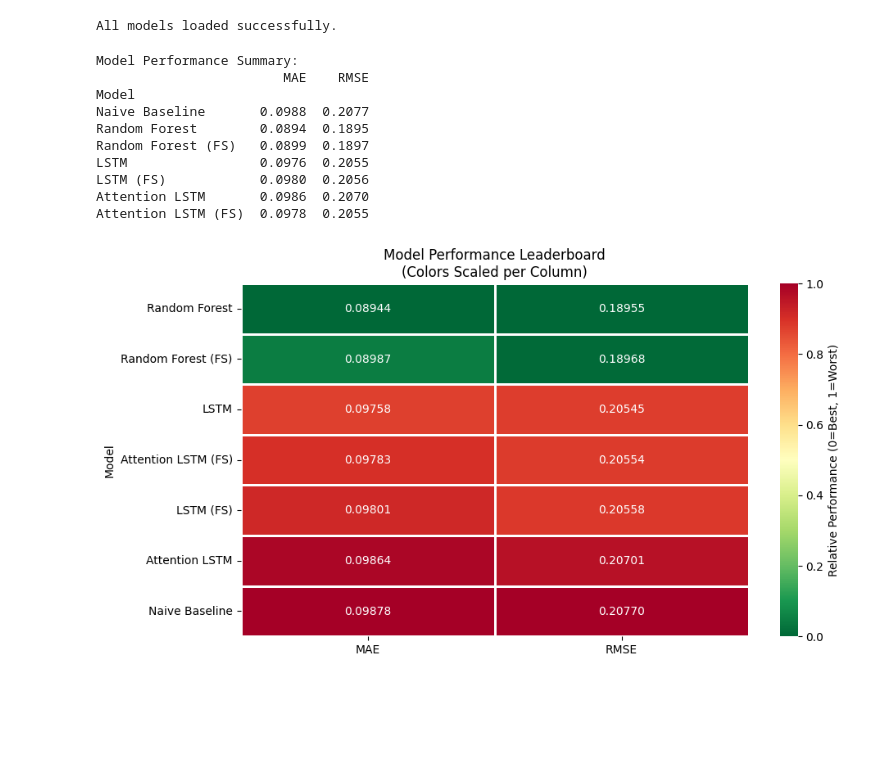
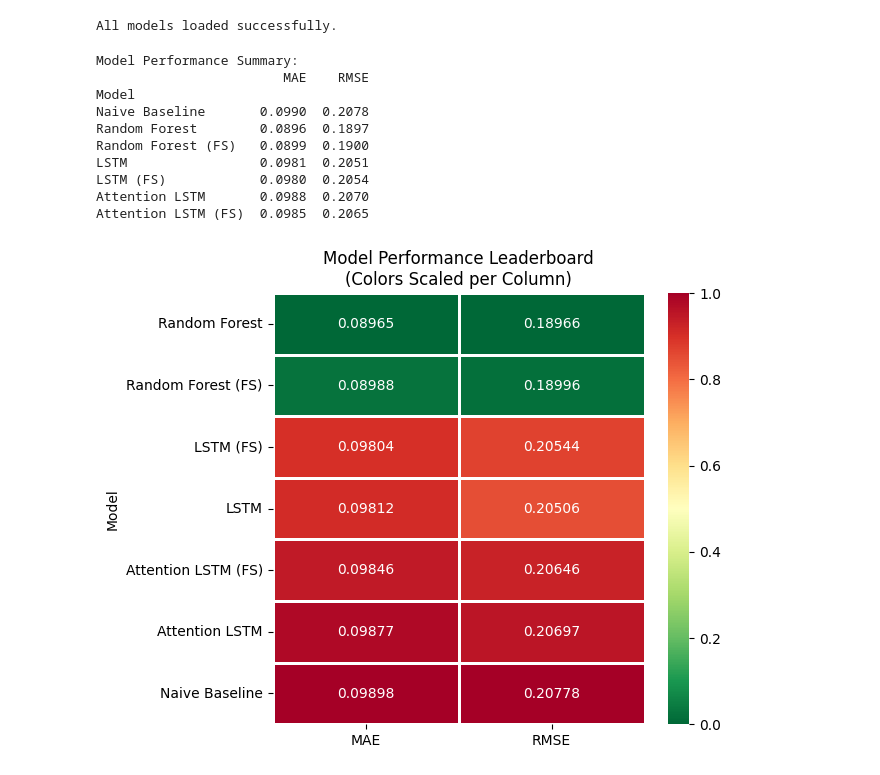
Before and after one commit to ICAI-IMAT-XAI/final-project-IgnacioBayon, a Jupyter notebook: notebooks/predict_difference.ipynb, the cells around one changed output. Saved outputs shown, nothing was run; the diff lists cells and outputs as text; code cells hidden in the pictures; blank space fills up the shorter version.

```diff
--- a/notebooks/predict_difference.ipynb
+++ b/notebooks/predict_difference.ipynb
@@ -406,12 +419,12 @@ SEQ_LEN = 21
 FEATURE_COLS_REDUCED = [
     "LogReturn",
     "RealisedVolatility",
-    # "RSI_14",
+    "RSI_14",
     "BB_Width",
     "MACD",
     # "YZVolatility",
     # "Log_CO",
-    "Log_HL",
+    # "Log_HL",
 ]
 keep_indices = [
     FEATURE_COLS.index(col) for col in FEATURE_COLS_REDUCED
@@ -669,49 +679,49 @@ metrics_df.sort_values(by='MAE', inplace=True)
 df_colors = metrics_df.apply(lambda x: (x - x.min()) / (x.max() - x.min()))
 
 # 2. Plot
-plt.figure(figsize=(10, len(metrics_df) * 0.8)) # Adjust height based on number of models
+plt.figure(figsize=(6, len(metrics_df) * 0.8)) # Adjust height based on number of models
 sns.heatmap(
     data=df_colors,      # <--- The COLORS come from the normalized data
     annot=metrics_df,    # <--- The LABELS come from the original data
     fmt=".5f",           # Format the numbers (5 decimal places)
     cmap="RdYlGn_r",     # Reversed: Green = Low (Good), Red = High (Bad)
     linewidths=1,        # Add spacing lines
-    cbar_kws={'label': 'Relative Performance (0=Best, 1=Worst)'}
+    # cbar_kws={'label': 'Relative Performance (0=Best, 1=Worst)'}
 )
 plt.title("Model Performance Leaderboard\n(Colors Scaled per Column)")
 plt.show()
 
 # Another plot for % of improvement over baseline
 baseline_mae = model_metrics[0]['MAE']
 improvement_data = {
     'Model': [],
     'MAE Improvement (%)': []
 }
 for metric in model_metrics:
     improvement_pct = ((baseline_mae - metric['MAE']) / baseline_mae) * 100
     improvement_data['Model'].append(metric['Model'])
     improvement_data['MAE Improvement (%)'].append(improvement_pct)
 improvement_df = pd.DataFrame(improvement_data).set_index('Model')
-plt.figure(figsize=(10, len(improvement_df) * 0.8))
+plt.figure(figsize=(6, len(improvement_df) * 0.8))
 sns.heatmap(
     data=improvement_df.sort_values(by='MAE Improvement (%)', ascending=False),
     annot=True,
     fmt=".2f",
     cmap="Greens",
     linewidths=1,
     cbar_kws={'label': 'MAE Improvement (%)'}
 )
 plt.title("Model MAE Improvement over Baseline (%)")
 plt.show()
 # %% [output]
 Model Performance Summary:
                         MAE    RMSE
 Model
-Naive Baseline       0.0988  0.2077
-Random Forest        0.0894  0.1895
-Random Forest (FS)   0.0899  0.1897
-LSTM                 0.0976  0.2055
-LSTM (FS)            0.0980  0.2056
-Attention LSTM       0.0986  0.2070
-Attention LSTM (FS)  0.0978  0.2055
+Naive Baseline       0.0990  0.2078
+Random Forest        0.0896  0.1897
+Random Forest (FS)   0.0899  0.1900
+LSTM                 0.0981  0.2051
+LSTM (FS)            0.0980  0.2054
+Attention LSTM       0.0988  0.2070
+Attention LSTM (FS)  0.0985  0.2065
-[figure, old version]
+[figure, new version]
```
Also changed, not shown: parts of 18 cells of this notebook, 1 other file.
